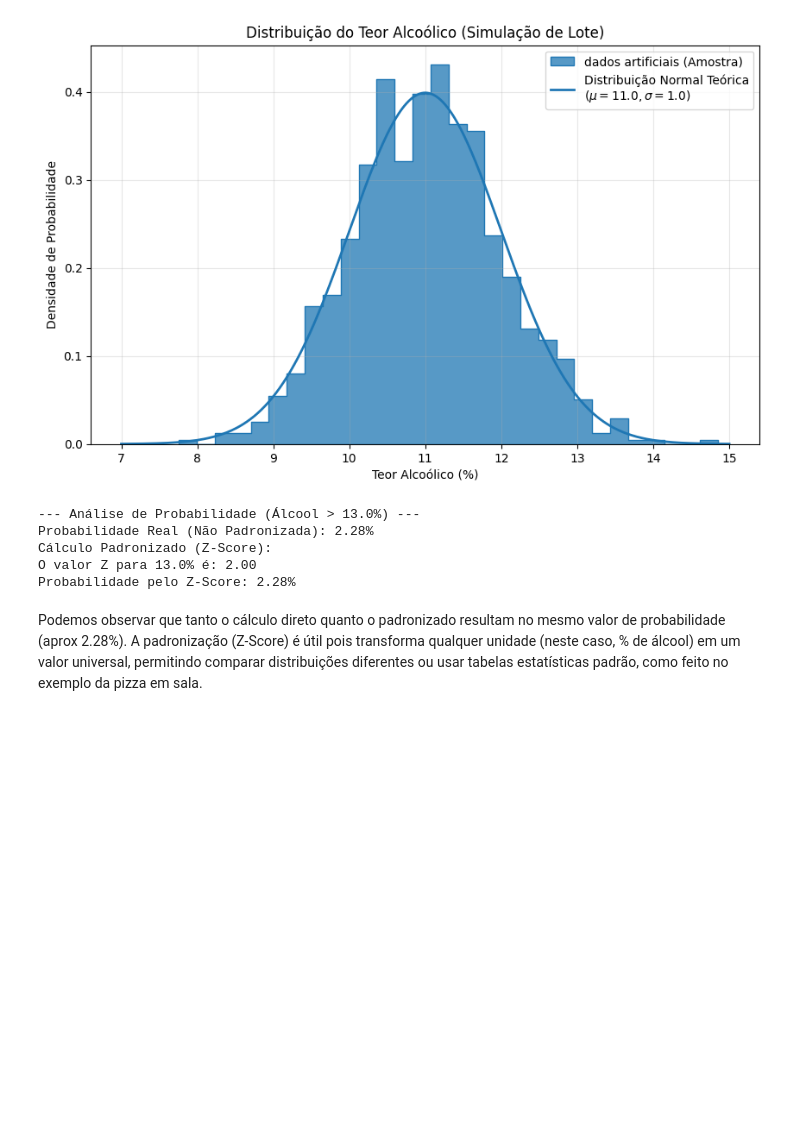
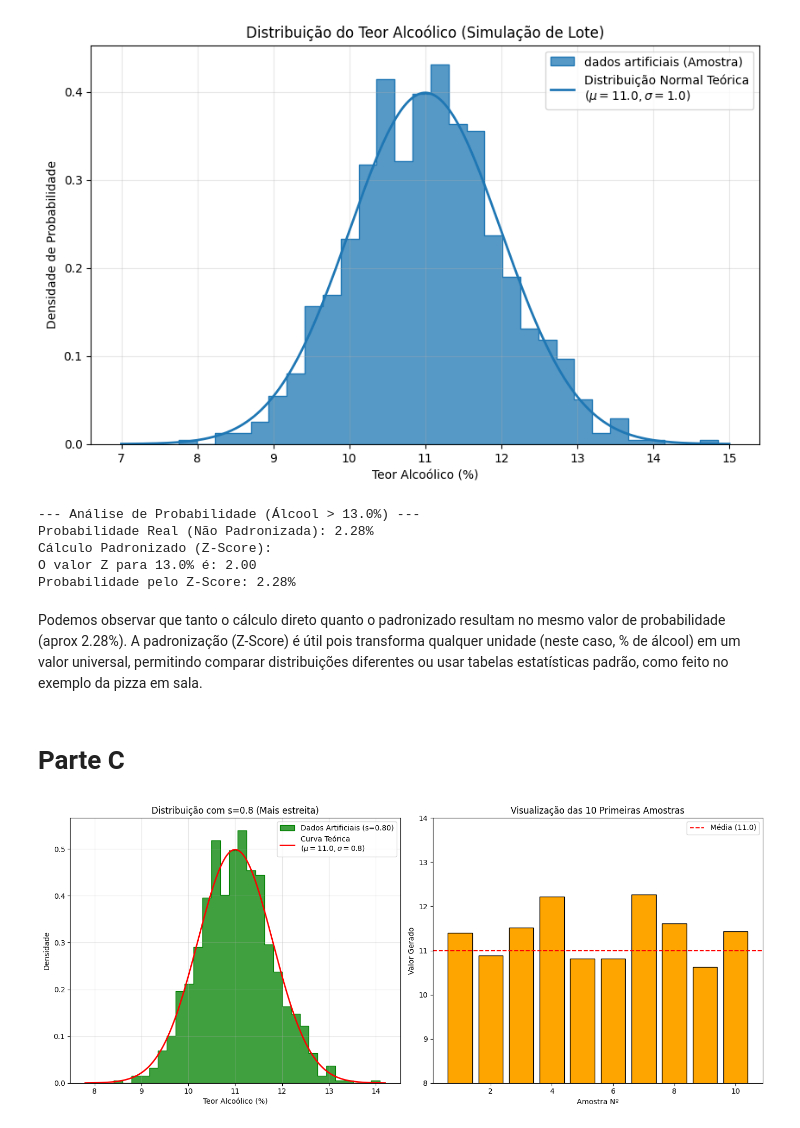
Before and after one commit to LeoGRibeiro/trabalho-1-llm, a Jupyter notebook: trabalho1.ipynb, the cells around one changed output. Saved outputs shown, nothing was run; the diff lists cells and outputs as text; code cells hidden in the pictures; blank space fills up the shorter version.

```diff
--- a/trabalho1.ipynb
+++ b/trabalho1.ipynb
@@ -114,3 +116,81 @@ Probabilidade pelo Z-Score: 2.28%
 # %% [markdown]
 Podemos observar que tanto o cálculo direto quanto o padronizado resultam no mesmo valor de probabilidade (aprox 2.28%). A padronização (Z-Score) é útil pois transforma qualquer unidade (neste caso, % de álcool) em um valor universal,
 permitindo comparar distribuições diferentes ou usar tabelas estatísticas padrão, como feito no exemplo da pizza em sala.
+# %% [markdown]
+# Parte C
+# %%
+# Agora vamos reproduzir a simulação anterior, porém alterando o desvio padrão (s) para 0.80.
+# O objetivo é verificar como a redução da dispersão dos dados afeta a probabilidade de encontrarmos vinhos com teor alcoólico acima de 13%.
+# Também faremos o cálculo explícito da equação e visualizaremos as 10 primeiras amostras geradas.
+
+import numpy as np
+import matplotlib.pyplot as plt
+import seaborn as sns
+from scipy.stats import norm
+import pandas as pd
+
+# Definição dos novos parâmetros (s = 0.80)
+media = 11.0
+s = 0.80
+n_de_amostras = 1000
+valor_de_corte = 13.0
+
+# Geração de dados aleatórios (Simulação)
+np.random.seed(42)
+dados_gerados_s = np.random.normal(loc=media, scale=s, size=n_de_amostras)
+
+# Configuração da Figura (Histograma + Amostras Individuais)
+plt.figure(figsize=(14, 6))
+
+# Gráfico 1: Distribuição Completa
+plt.subplot(1, 2, 1)
+sns.histplot(dados_gerados_s, bins=30, kde=False, stat='density', label='Dados Artificiais (s=0.80)', element='step', color='green')
+
+# Curva Teórica Ajustada (Correção das barras para evitar SyntaxWarning)
+x_axis = np.linspace(media - 4*s, media + 4*s, 1000)
+plt.plot(x_axis, norm.pdf(x_axis, media, s), linewidth=2, color='red',
+         label=f'Curva Teórica\n($\\mu={media}, \\sigma={s}$)')
+
+plt.title(f'Distribuição com s={s} (Mais estreita)')
+plt.xlabel('Teor Alcoólico (%)')
+plt.ylabel('Densidade')
+plt.legend()
+plt.grid(True, alpha=0.3)
+
+# Gráfico 2: Visualização das 10 Primeiras Amostras (Conforme solicitado)
+plt.subplot(1, 2, 2)
+amostras_10 = dados_gerados_s[:10]
+plt.bar(range(1, 11), amostras_10, color='orange', edgecolor='black')
+plt.axhline(y=media, color='red', linestyle='--', label='Média (11.0)')
+plt.ylim(8, 14)
+plt.title('Visualização das 10 Primeiras Amostras')
+plt.xlabel('Amostra Nº')
+plt.ylabel('Valor Gerado')
+plt.legend()
+
+plt.tight_layout()
+plt.show()
+
+# Cálculos Explícitos e Comparação
+print(f"--- Comparação de Resultados (Para s = {s}) ---")
+
+# 1. Cálculo Explícito da Equação Z
+# Fórmula: Z = (X - média) / s
+z_score_novo = (valor_de_corte - media) / s
+
+print(f"1. Cálculo Explícito da Equação Z:")
+print(f"   Z = ({valor_de_corte} - {media}) / {s}")
+print(f"   Z = {z_score_novo:.2f}")
+
+# 2. Probabilidade Resultante
+prob_nova = 1 - norm.cdf(z_score_novo)
+print(f"\n2. Probabilidade Resultante:")
+print(f"   P(Z > {z_score_novo:.2f}) = {prob_nova*100:.4f}%")
+
+# 3. Comparação com o cenário anterior
+prob_anterior = 1 - norm.cdf((valor_de_corte - media) / 1.0)
+print(f"\n3. Discussão/Comparação:")
+print(f"   Com s=1.0 (Anterior), a probabilidade era: {prob_anterior*100:.2f}%")
+print(f"   Com s=0.8 (Atual), a probabilidade caiu para: {prob_nova*100:.2f}%")
+# %% [output]
+[figure, added]
```
Also changed, not shown: parts of 6 cells of this notebook.
